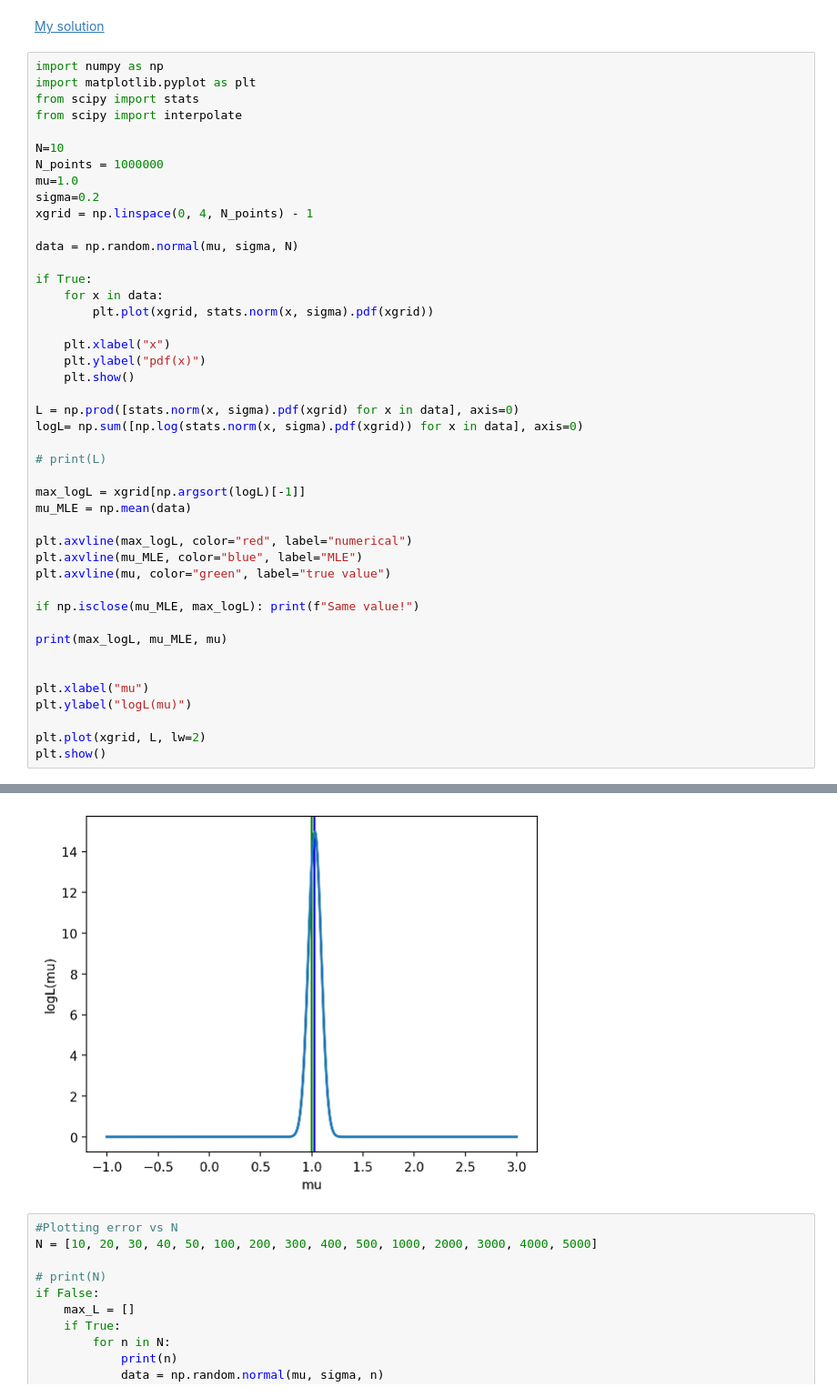
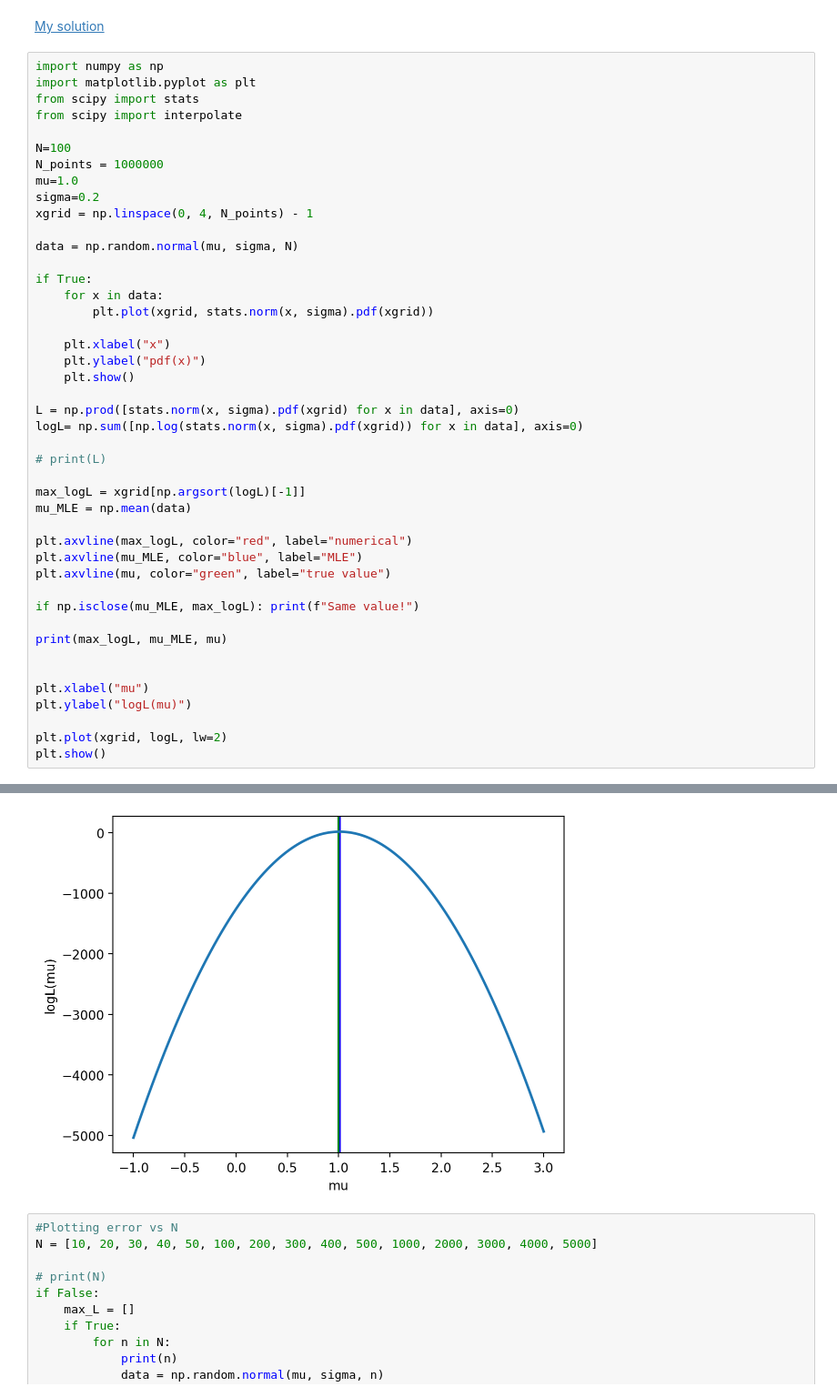
Before and after one commit to aadufour/astrostatistics_bicocca_2025, a Jupyter notebook: lectures/L05_frequentist.ipynb, the cells around one changed output, grey strips where cells are left out. Shown: that part at 91% size. Cells and saved outputs as stored; diff of their text form.

```diff
--- a/lectures/L05_frequentist.ipynb
+++ b/lectures/L05_frequentist.ipynb
@@ -520,7 +520,7 @@ import matplotlib.pyplot as plt
 from scipy import stats
 from scipy import interpolate
 
-N=10
+N=100
 N_points = 1000000
 mu=1.0
 sigma=0.2
@@ -556,6 +556,6 @@ print(max_logL, mu_MLE, mu)
 plt.xlabel("mu")
 plt.ylabel("logL(mu)")
 
-plt.plot(xgrid, L, lw=2)
+plt.plot(xgrid, logL, lw=2)
 plt.show()
 # %% [output]
@@ -565,4 +565,4 @@ Same value!
-[figure, old version]
+[figure, new version]
 # %%
 #Plotting error vs N
 N = [10, 20, 30, 40, 50, 100, 200, 300, 400, 500, 1000, 2000, 3000, 4000, 5000]
```
Also changed, not shown: parts of 6 cells of this notebook.
